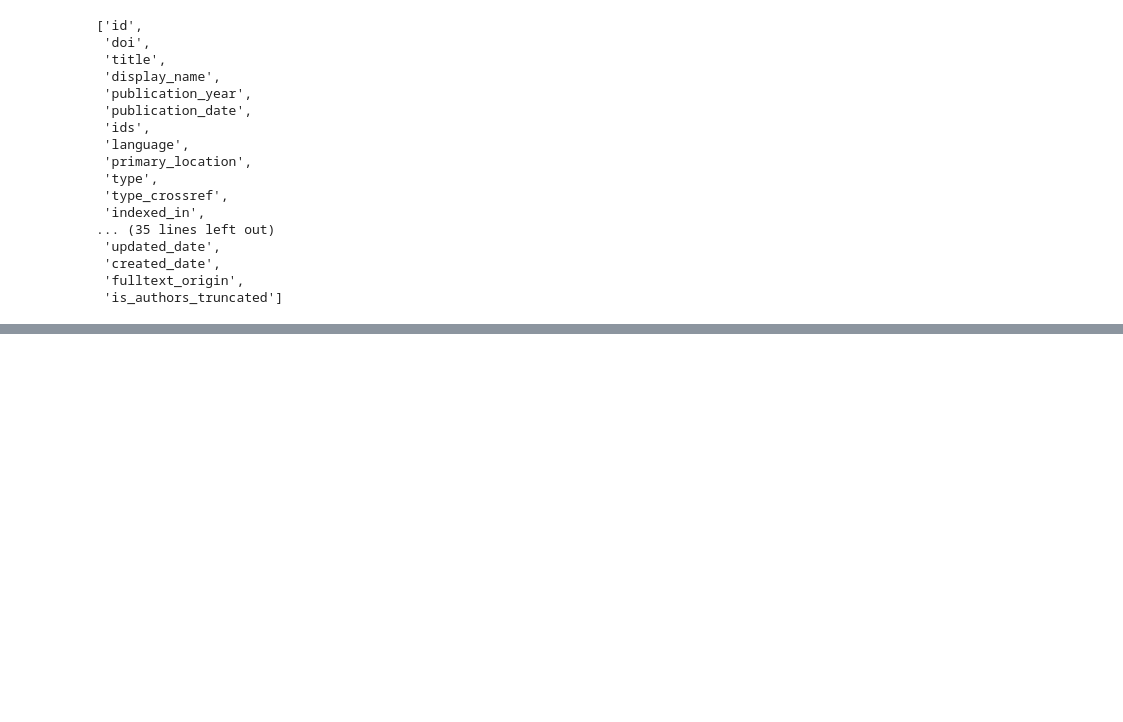
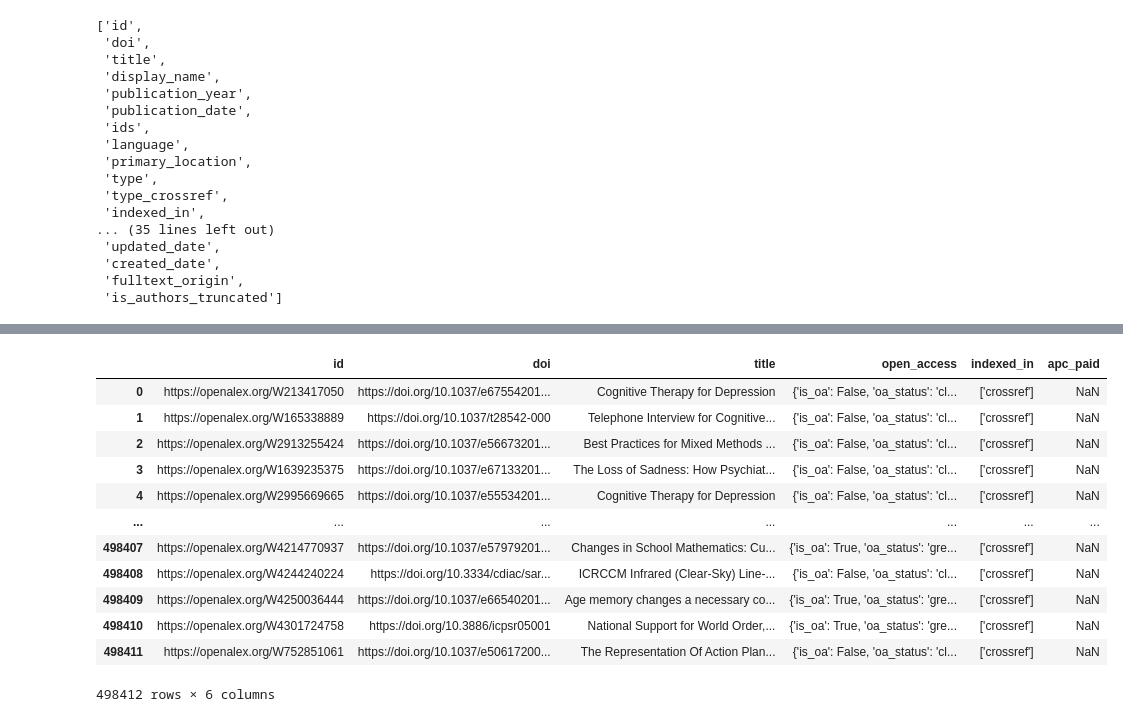
Before and after one commit to senderrr/OpenAlex, a Jupyter notebook: OpenAlex.ipynb, the cells around one changed output, grey strips where cells are left out. Saved outputs shown, nothing was run; the diff lists cells and outputs as text; code cells hidden in the pictures; blank space fills up the shorter version.

```diff
--- a/OpenAlex.ipynb
+++ b/OpenAlex.ipynb
@@ -91,3 +99,24 @@ list(df)
+# %%
+OA_view = df[['id',
+ 'doi',
+ 'title','open_access',
+ 'indexed_in',
+ 'apc_paid']]
+OA_view
+# %% [output]
+|  | id | doi | title | open_access | indexed_in | apc_paid |
+| 0 | https://openalex.org/W213417050 | https://doi.org/10.1037/e67554201... | Cognitive Therapy for Depression | {'is_oa': False, 'oa_status': 'cl... | ['crossref'] | NaN |
+| 1 | https://openalex.org/W165338889 | https://doi.org/10.1037/t28542-000 | Telephone Interview for Cognitive... | {'is_oa': False, 'oa_status': 'cl... | ['crossref'] | NaN |
+| 2 | https://openalex.org/W2913255424 | https://doi.org/10.1037/e56673201... | Best Practices for Mixed Methods ... | {'is_oa': False, 'oa_status': 'cl... | ['crossref'] | NaN |
+| 3 | https://openalex.org/W1639235375 | https://doi.org/10.1037/e67133201... | The Loss of Sadness: How Psychiat... | {'is_oa': False, 'oa_status': 'cl... | ['crossref'] | NaN |
+| 4 | https://openalex.org/W2995669665 | https://doi.org/10.1037/e55534201... | Cognitive Therapy for Depression | {'is_oa': False, 'oa_status': 'cl... | ['crossref'] | NaN |
+| ... | ... | ... | ... | ... | ... | ... |
+| 498407 | https://openalex.org/W4214770937 | https://doi.org/10.1037/e57979201... | Changes in School Mathematics: Cu... | {'is_oa': True, 'oa_status': 'gre... | ['crossref'] | NaN |
+| 498408 | https://openalex.org/W4244240224 | https://doi.org/10.3334/cdiac/sar... | ICRCCM Infrared (Clear-Sky) Line-... | {'is_oa': False, 'oa_status': 'cl... | ['crossref'] | NaN |
+| 498409 | https://openalex.org/W4250036444 | https://doi.org/10.1037/e66540201... | Age memory changes a necessary co... | {'is_oa': True, 'oa_status': 'gre... | ['crossref'] | NaN |
+| 498410 | https://openalex.org/W4301724758 | https://doi.org/10.3886/icpsr05001 | National Support for World Order,... | {'is_oa': True, 'oa_status': 'gre... | ['crossref'] | NaN |
+| 498411 | https://openalex.org/W752851061 | https://doi.org/10.1037/e50617200... | The Representation Of Action Plan... | {'is_oa': False, 'oa_status': 'cl... | ['crossref'] | NaN |
+498412 rows × 6 columns
 # %%
 df.tail()
 # %% [output]
```
Also changed, not shown: parts of 3 cells of this notebook.
